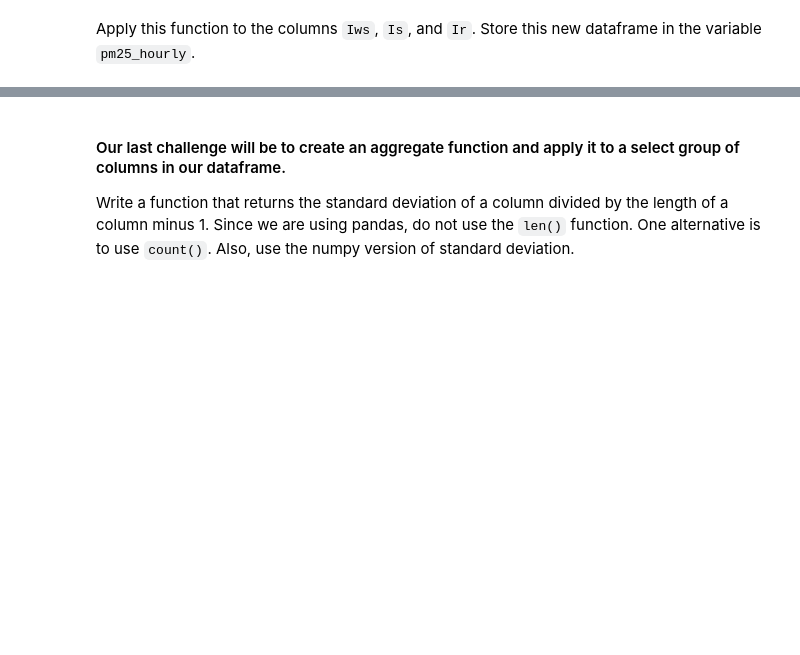
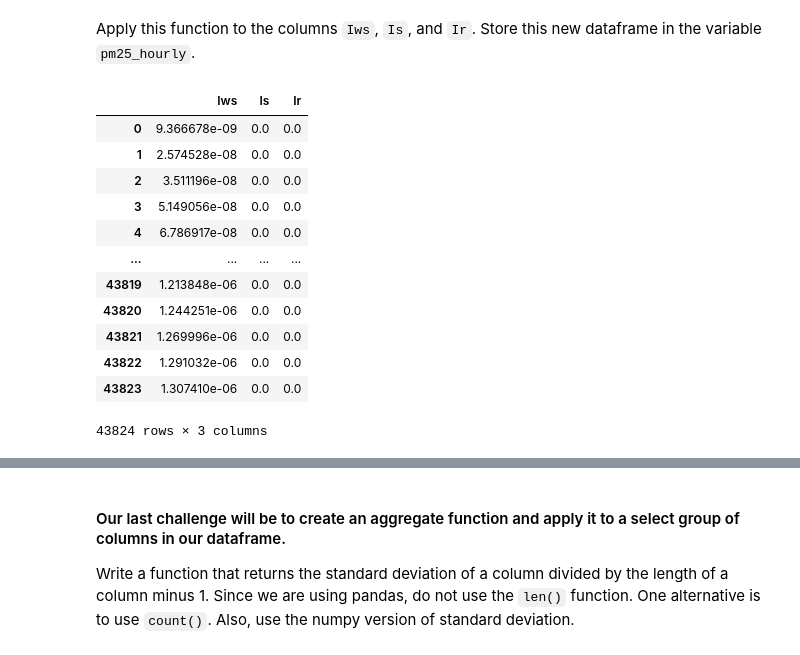
Before and after one commit to martingonzalezr001/dataptmad0924_labs, a Jupyter notebook: module-1/map-reduce-filter/your-code/main.ipynb, the cells around one changed output, grey strips where cells are left out. Cells and saved outputs as stored; diff of their text form; code cells hidden in the pictures; blank space fills up the shorter version.

```diff
--- a/module-1/map-reduce-filter/your-code/main.ipynb
+++ b/module-1/map-reduce-filter/your-code/main.ipynb
@@ -126,4 +253,7 @@ def concat_space(a, b):
     Output: 'John Smith'
     '''
 
+    reduced_string = a + " " +  b
+    return reduced_string
+
     # your code here
@@ -131,3 +265,6 @@ def concat_space(a, b):
 Use the function above to reduce the text corpus in the list `prophet_filter` into a single string. Assign this new string to the variable `prophet_string`.
 # %%
 # your code here
+prophet_string = ''
+for x in prophet_filter:
+    prophet_string = concat_space(prophet_string,x)
@@ -163,0 +332,21 @@ Apply this function to the columns `Iws`, `Is`, and `Ir`. Store this new datafra
+# %%
+# your code here
+pollution["Iws"] = pollution["Iws"].apply(hourly)
+pollution["Is"] = pollution["Is"].apply(hourly)
+pollution["Ir"] = pollution["Ir"].apply(hourly)
+pm25_hourly = pd.concat([pollution["Iws"],pollution["Is"],pollution["Ir"]],axis=1)
+pm25_hourly
+# %% [output]
+|  | Iws | Is | Ir |
+| 0 | 9.366678e-09 | 0.0 | 0.0 |
+| 1 | 2.574528e-08 | 0.0 | 0.0 |
+| 2 | 3.511196e-08 | 0.0 | 0.0 |
+| 3 | 5.149056e-08 | 0.0 | 0.0 |
+| 4 | 6.786917e-08 | 0.0 | 0.0 |
+| ... | ... | ... | ... |
+| 43819 | 1.213848e-06 | 0.0 | 0.0 |
+| 43820 | 1.244251e-06 | 0.0 | 0.0 |
+| 43821 | 1.269996e-06 | 0.0 | 0.0 |
+| 43822 | 1.291032e-06 | 0.0 | 0.0 |
+| 43823 | 1.307410e-06 | 0.0 | 0.0 |
+43824 rows × 3 columns
```
Also changed, not shown: parts of 28 cells of this notebook, 1 other file.
